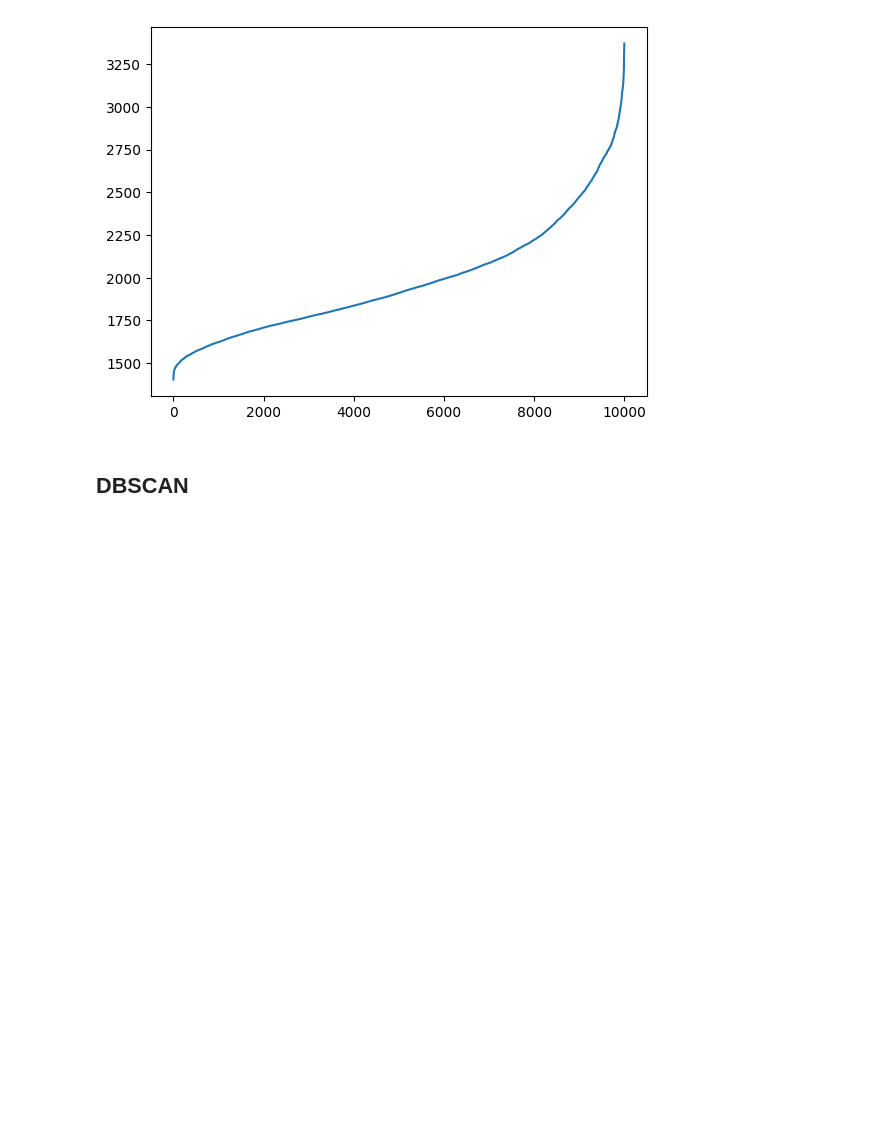
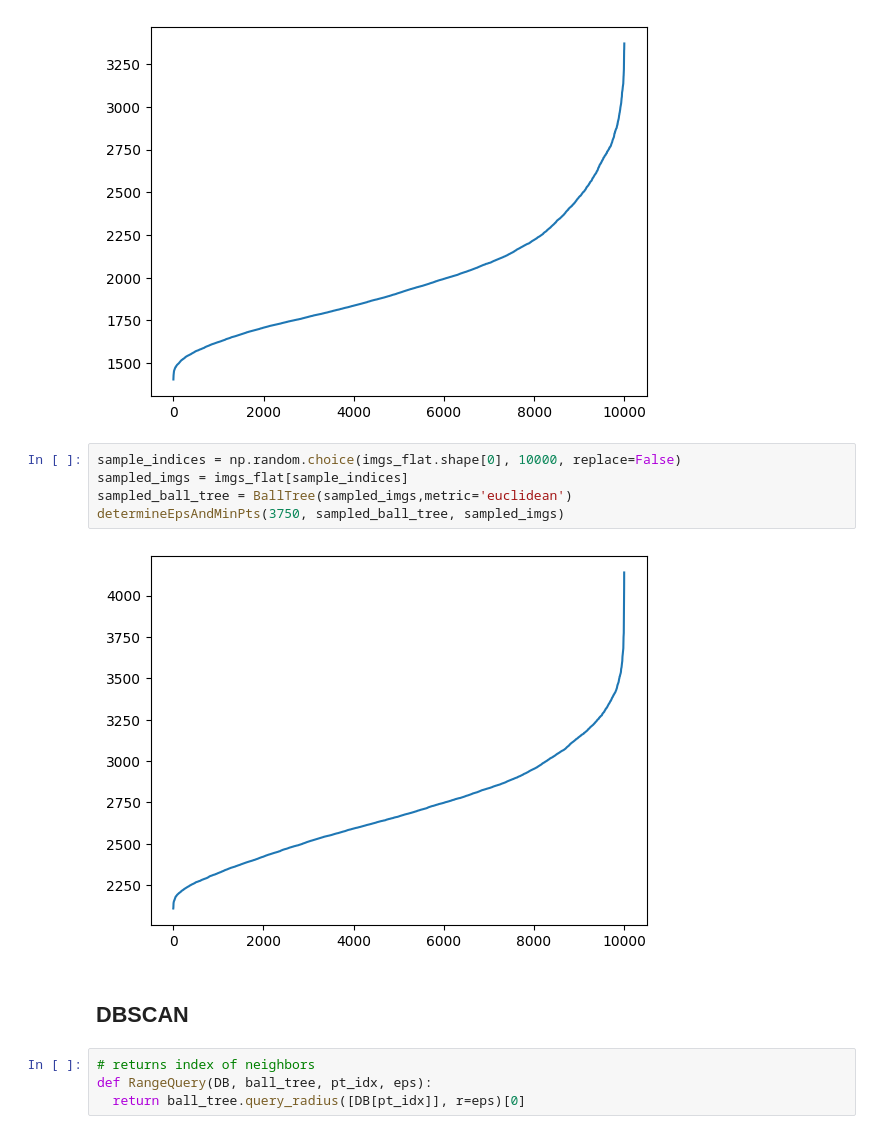
Before and after one commit to AkshaySyal/DBSCAN, a Jupyter notebook: prob7/HW2_B_Q3_USML.ipynb, the cells around one changed output. Drawn from its saved outputs; the diff is of its cells as text; blank space fills up the shorter version.

```diff
--- a/prob7/HW2_B_Q3_USML.ipynb
+++ b/prob7/HW2_B_Q3_USML.ipynb
@@ -111,5 +113,16 @@ sampled_ball_tree = BallTree(sampled_imgs,metric='euclidean')
 determineEpsAndMinPts(785, sampled_ball_tree, sampled_imgs)
 # %% [output]
 [figure]
+# %%
+sample_indices = np.random.choice(imgs_flat.shape[0], 10000, replace=False)
+sampled_imgs = imgs_flat[sample_indices]
+sampled_ball_tree = BallTree(sampled_imgs,metric='euclidean')
+determineEpsAndMinPts(3750, sampled_ball_tree, sampled_imgs)
+# %% [output]
+[figure, added]
 # %% [markdown]
 ## DBSCAN
+# %%
+# returns index of neighbors
+def RangeQuery(DB, ball_tree, pt_idx, eps):
+  return ball_tree.query_radius([DB[pt_idx]], r=eps)[0]
```
Also changed, not shown: parts of 14 cells of this notebook.
